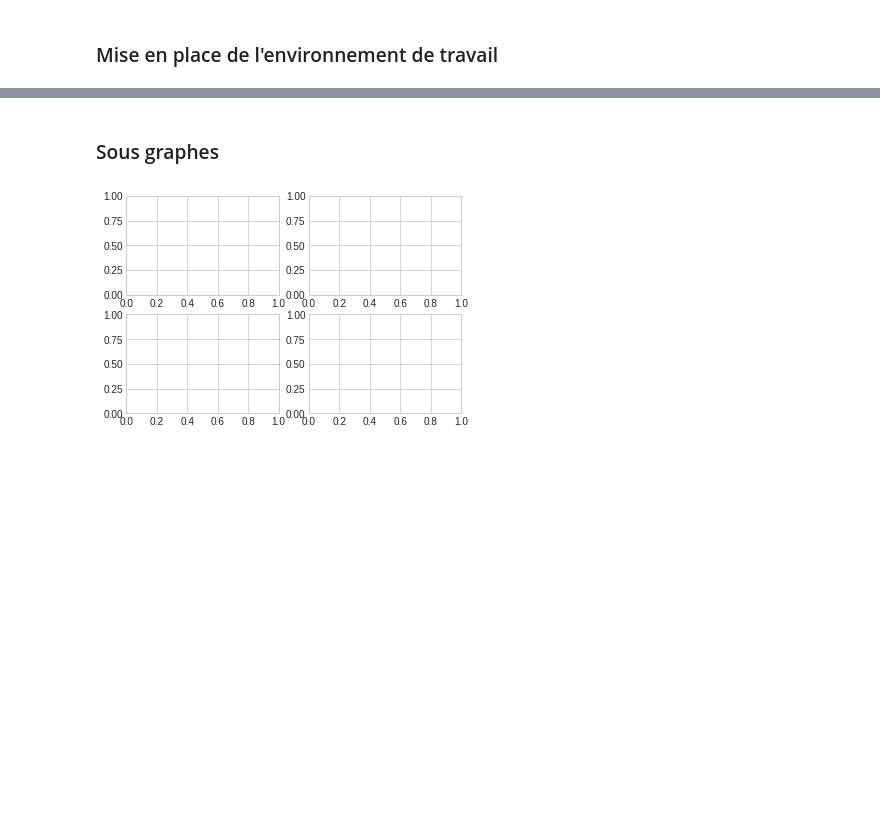
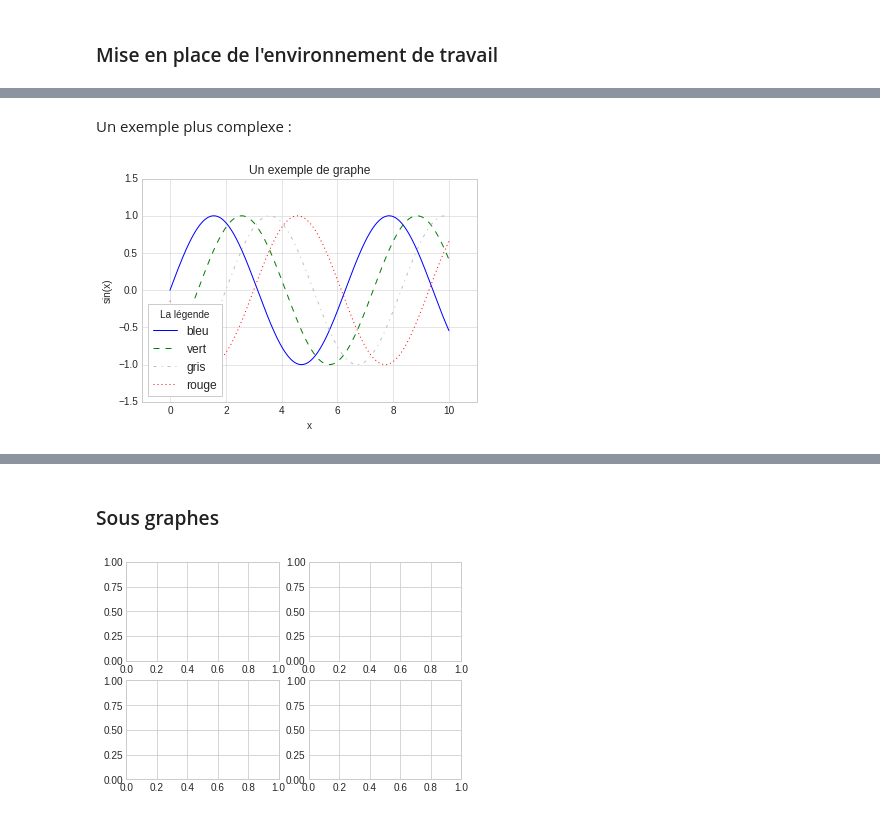
Before and after one commit to lelain/Notes_Python, a Jupyter notebook: Numpy_Matplotlib_Pandas.ipynb, the cells around one changed output, grey strips where cells are left out. Cells and saved outputs as stored; diff of their text form; code cells hidden in the pictures; blank space fills up the shorter version.

```diff
--- a/Numpy_Matplotlib_Pandas.ipynb
+++ b/Numpy_Matplotlib_Pandas.ipynb
@@ -795,0 +818,31 @@ ax.plot(x, np.sin(x));
+# %% [markdown]
+Un exemple plus complexe :
+# %%
+fig, ax = plt.subplots()
+
+# Couleur spécifiée par son nom, ligne solide
+ax.plot(x, np.sin(x - 0), color='blue', linestyle='solid', label='bleu')
+
+# Nom court pour la couleur, ligne avec des traits
+ax.plot(x, np.sin(x - 1), color='g', linestyle='dashed', label='vert')
+
+# Valeur de gris entre 0 et 1, des traits et des points
+ax.plot(x, np.sin(x - 2), color='0.75', linestyle='dashdot', label='gris')
+
+# Couleur spécifié en RGB, avec des points
+ax.plot(x, np.sin(x - 3), color='#FF0000', linestyle='dotted', label='rouge')
+
+# Les limites des axes, essayez aussi les arguments 'tight' et 'equal'
+# pour voir leur effet
+ax.axis([-1, 11, -1.5, 1.5]);
+
+# titre et labels
+ax.set(title="Un exemple de graphe",
+       xlabel="x",
+       ylabel="sin(x)")
+
+# La légende est générée à partir de l'argument label de la fonction
+# plot. L'argument loc spécifie le placement de la légende
+ax.legend(loc='lower left', title="La légende", frameon=True);
+# %% [output]
+[figure, added]
```
Also changed, not shown: parts of 11 cells of this notebook.
